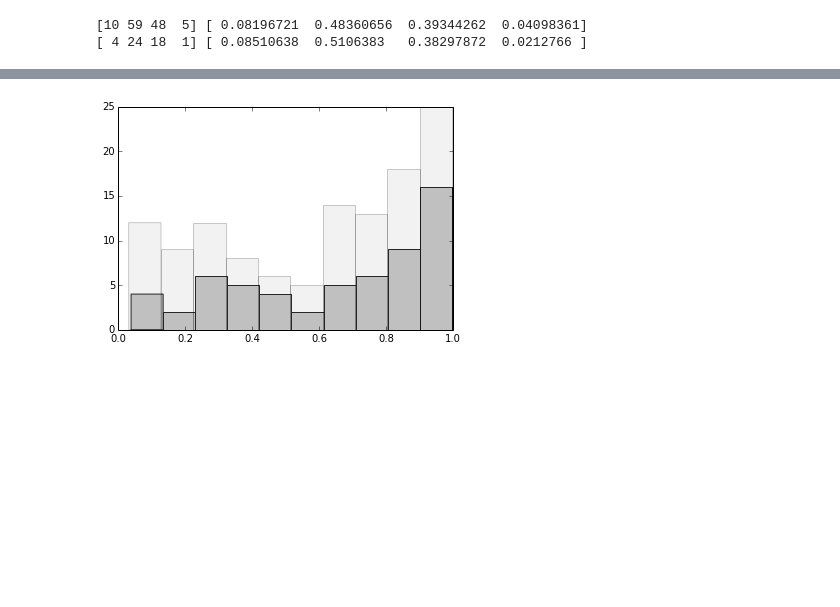
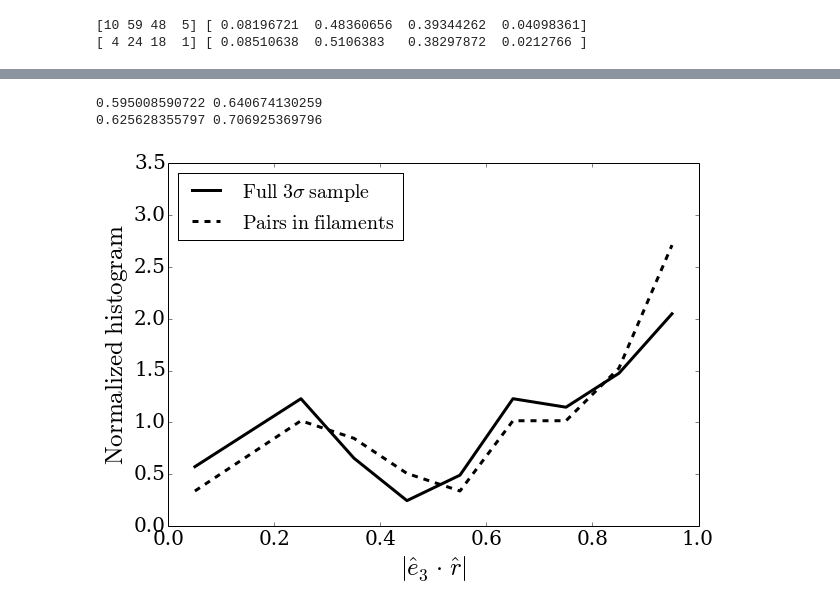
Before and after one commit to forero/LGEnvironment, a Jupyter notebook: code/AnalyzeData.ipynb, the cells around one changed output, grey strips where cells are left out. Saved outputs shown, nothing was run; the diff lists cells and outputs as text; code cells hidden in the pictures; blank space fills up the shorter version.

```diff
--- a/code/AnalyzeData.ipynb
+++ b/code/AnalyzeData.ipynb
@@ -188,5 +195,44 @@ plot(abs(mu_pos_eigenv3))
-# %%
-n, bins, patches = hist(abs(mu_pos_eigenv3[fil_id]), 10, normed=0, color = 'silver')
-n, bins, patches = hist(abs(mu_pos_eigenv3), 10, normed=0, color = 'silver', alpha=0.2)
-# %% [output]
-[figure, removed]
+# %%
+print mean(abs(mu_pos_eigenv3)), mean(abs(mu_pos_eigenv3[fil_id]))
+print mean(abs(mu_pos_eigenv3_2S)), mean(abs(mu_pos_eigenv3_2S[fil_id_2S]))
+# %% [output]
+0.595008590722 0.640674130259
+0.625628355797 0.706925369796
+# %%
+fig = figure(1, figsize=(9.5,6.5))
+ax = axes()
+ax.set_xlabel("$|\hat{e}_3\cdot\ \hat{r}|$",fontsize=25)
+ax.set_ylabel("${\mathrm{Normalized\ histogram}}$",fontsize=25)
+ticklabels_x = ax.get_xticklabels()
+ticklabels_y = ax.get_yticklabels()
+
+for label_x in ticklabels_x:
+    label_x.set_fontsize(20)
+    label_x.set_family('serif')
+for label_y in ticklabels_y:
+    label_y.set_fontsize(20)
+    label_y.set_family('serif')
+
+histo_bins = linspace(0,1.0,11)
+delta = 0.5*(histo_bins[1] - histo_bins[0])
+
+hist_A, bin_edges_A = histogram(abs(mu_pos_eigenv3), bins=histo_bins, density=True)
+hist_B, bin_edges_B = histogram(abs(mu_pos_eigenv3[fil_id]), bins=histo_bins, density=True)
+
+plot(bin_edges_A[:-1]+delta,hist_A,color='black',ms=1,linewidth=3.0, label="$\mathrm{Full\ 3\sigma\  sample}$")
+plot(bin_edges_B[:-1]+delta,hist_B,'r--',color='black',ms=2,linewidth=3.0, label="$\mathrm{Pairs\ in\ filaments}$")
+
+
+ax.legend(loc=2, scatterpoints=1, prop={'size':20})
+
+ax.set_xlim([0.0,1.0])
+ax.set_ylim([0.0,3.5])
+
+filename = "alignment_filament_pos_3S"
+savefig(filename + '.eps',format = 'eps', transparent=True)
+savefig(filename + '.pdf',format = 'pdf', transparent=True)
+savefig(filename + '.png',format = 'png', transparent=True)
+#n, bins, patches = hist(abs(mu_pos_eigenv3[fil_id]), histo_bins, normed=0, color = 'silver')
+#n, bins, patches = hist(abs(mu_pos_eigenv3), histo_bins, normed=0, color = 'silver', alpha=0.3)
+# %% [output]
+[figure, added]
```
Also changed, not shown: parts of 17 cells of this notebook.
